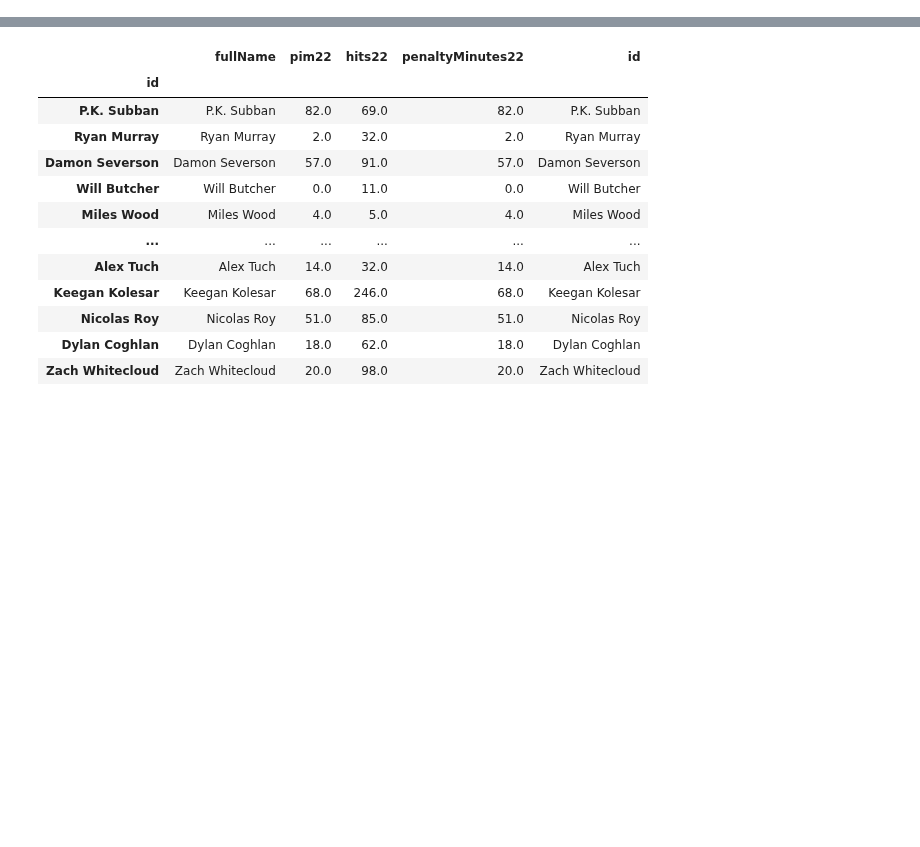
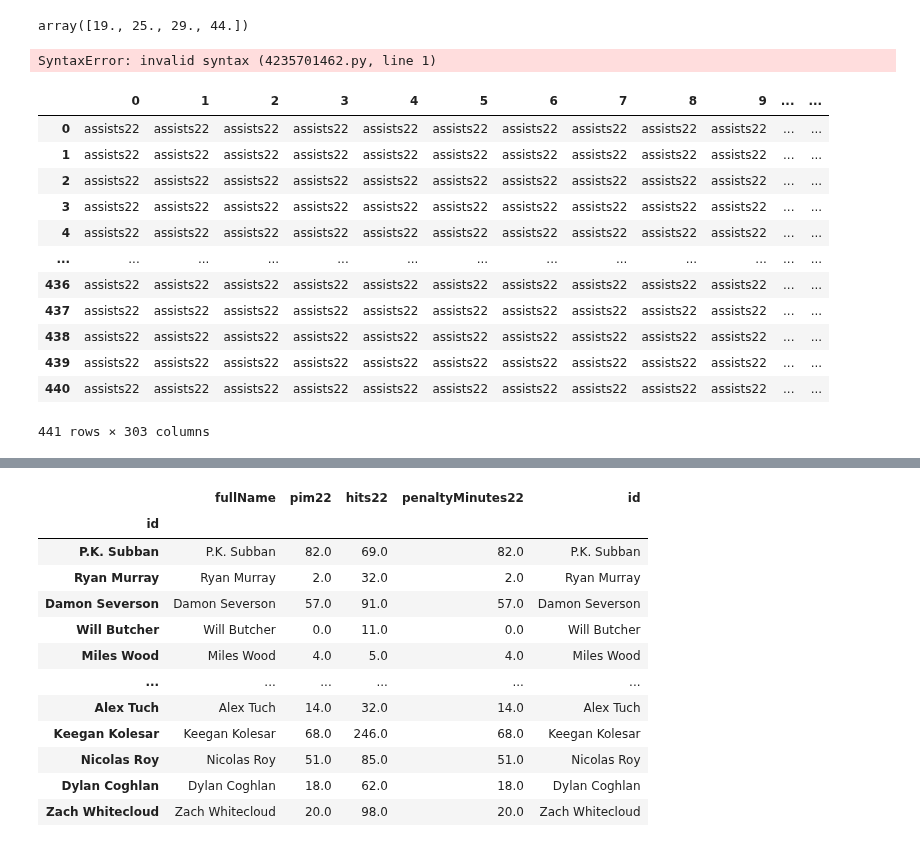
Before and after one commit to kyledufrane/NHL-Salary-Predictions, a Jupyter notebook: dash/plotly_dash.ipynb, the cells around one changed output, grey strips where cells are left out. Drawn from its saved outputs; the diff is of its cells as text; code cells hidden in the pictures; blank space fills up the shorter version.

Commit message:
updating dash

```diff
--- a/dash/plotly_dash.ipynb
+++ b/dash/plotly_dash.ipynb
@@ -160,0 +479,30 @@ df_datatable_1
+# %%
+qcut_bins = {'salary_rank_quantile': array([  1.,  89., 177., 265., 353., 441.]),
+             'salary_2021-22_quantile': array([  1.,  89., 177., 265., 353., 441.]),
+             'assists22_quantile': array([  1.,  89., 177., 265., 353., 441.]),
+             'goals22_quantile': array([  1.,  89., 177., 265., 353., 441.]),
+             'shots22_quantile': array([  1.,  89., 177., 265., 353., 441.]),
+             'faceOffPct22_quantile': array([  1.,  89., 177., 265., 353., 441.]),
+             'shotPct22_quantile': array([  1.,  89., 177., 265., 353., 441.]),
+             'gameWinningGoals22_quantile': array([  1.,  89., 177., 265., 353., 441.]),
+             'overTimeGoals22_quantile': array([  1.,  89., 177., 265., 353., 441.]),
+             'points22_quantile': array([  1.,  89., 177., 265., 353., 441.]),
+             'plusMinus22_quantile': array([  1.,  89., 177., 265., 353., 441.]),
+             'powerPlayGoals22_quantile': array([  1.,  89., 177., 265., 353., 441.]),
+             'powerPlayPoints22_quantile': array([  1.,  89., 177., 265., 353., 441.]),
+             'powerPlayTimeOnIce22_quantile': array([  1.,  89., 177., 265., 353., 441.]),
+             'shortHandedGoals22_quantile': array([  1.,  89., 177., 265., 353., 441.]),
+             'shortHandedPoints22_quantile': array([  1.,  89., 177., 265., 353., 441.]),
+             'shortHandedTimeOnIce22_quantile': array([  1.,  89., 177., 265., 353., 441.]),
+             'hits22_quantile': array([  1.,  89., 177., 265., 353., 441.]),
+             'penaltyMinutes22_quantile': array([  1.,  89., 177., 265., 353., 441.]),
+             'timeOnIce22_quantile': array([  1.,  89., 177., 265., 353., 441.]),
+             'games22_quantile': array([  1.,  89., 177., 265., 353., 441.]),
+             'shifts22_quantile': array([  1.,  89., 177., 265., 353., 441.]),
+             'blocked22_quantile': array([  1.,  89., 177., 265., 353., 441.]),
+             'timeOnIcePerGame22_quantile': array([  1.,  89., 177., 265., 353., 441.]),
+             'evenTimeOnIcePerGame22_quantile': array([  1.,  89., 177., 265., 353., 441.]),
+             'shortHandedTimeOnIcePerGame22_quantile': array([  1.,  89., 177., 265., 353., 441.]),
+             'powerPlayTimeOnIcePerGame22_quantile': array([  1.,  89., 177., 265., 353., 441.])}
+# %% [output]
+array([19., 25., 29., 44.])
@@ -160,0 +533,20 @@ df_datatable_1
+# %%
+x = [{'id': 'fullName', 'name': 'Player Name'}, {'id': 'Salary_2021-22', 'name': 'Salary', 'type': 'numeric', 'format': <dash.dash_table.Format.Format object at 0x7f678b4d2af0>}, {'id': 'Salary_Rank', 'name': 'Salary Rank', 'type': 'numeric'}, {'id': 'overall_rank', 'name': 'Player Rank', 'type': 'numeric'}, {'id': 'name', 'name': 'Position'}, {'id': 'assists22', 'name': 'Total Assists', 'type': 'numeric'}, {'id': 'goals22', 'name': 'Total Goals', 'type': 'numeric'}, {'id': 'shots22', 'name': 'Total Shots', 'type': 'numeric'}, {'id': 'faceOffPct22', 'name': 'Face Off Percentage', 'type': 'numeric', 'format': <dash.dash_table.Format.Format object at 0x7f6797ffff70>}, {'id': 'shotPct22', 'name': 'Shot Percentage', 'type': 'numeric', 'format': <dash.dash_table.Format.Format object at 0x7f677dc48af0>}, {'id': 'gameWinningGoals22', 'name': 'Game Winning Goals', 'type': 'numeric'}, {'id': 'overTimeGoals22', 'name': 'Over Time Goals', 'type': 'numeric'}, {'id': 'points22', 'name': 'Points', 'type': 'numeric'}, {'id': 'plusMinus22', 'name': 'Plus Minus', 'type': 'numeric'}]
+# %% [output]
+SyntaxError: invalid syntax (4235701462.py, line 1)
+# %%
+x
+# %% [output]
+|  | 0 | 1 | 2 | 3 | 4 | 5 | 6 | 7 | 8 | 9 | ... | ... |
+| 0 | assists22 | assists22 | assists22 | assists22 | assists22 | assists22 | assists22 | assists22 | assists22 | assists22 | ... | ... |
+| 1 | assists22 | assists22 | assists22 | assists22 | assists22 | assists22 | assists22 | assists22 | assists22 | assists22 | ... | ... |
+| 2 | assists22 | assists22 | assists22 | assists22 | assists22 | assists22 | assists22 | assists22 | assists22 | assists22 | ... | ... |
+| 3 | assists22 | assists22 | assists22 | assists22 | assists22 | assists22 | assists22 | assists22 | assists22 | assists22 | ... | ... |
+| 4 | assists22 | assists22 | assists22 | assists22 | assists22 | assists22 | assists22 | assists22 | assists22 | assists22 | ... | ... |
+| ... | ... | ... | ... | ... | ... | ... | ... | ... | ... | ... | ... | ... |
+| 436 | assists22 | assists22 | assists22 | assists22 | assists22 | assists22 | assists22 | assists22 | assists22 | assists22 | ... | ... |
+| 437 | assists22 | assists22 | assists22 | assists22 | assists22 | assists22 | assists22 | assists22 | assists22 | assists22 | ... | ... |
+| 438 | assists22 | assists22 | assists22 | assists22 | assists22 | assists22 | assists22 | assists22 | assists22 | assists22 | ... | ... |
+| 439 | assists22 | assists22 | assists22 | assists22 | assists22 | assists22 | assists22 | assists22 | assists22 | assists22 | ... | ... |
+| 440 | assists22 | assists22 | assists22 | assists22 | assists22 | assists22 | assists22 | assists22 | assists22 | assists22 | ... | ... |
+441 rows × 303 columns
```
Also changed, not shown: parts of 46 cells of this notebook, 1 other file.
